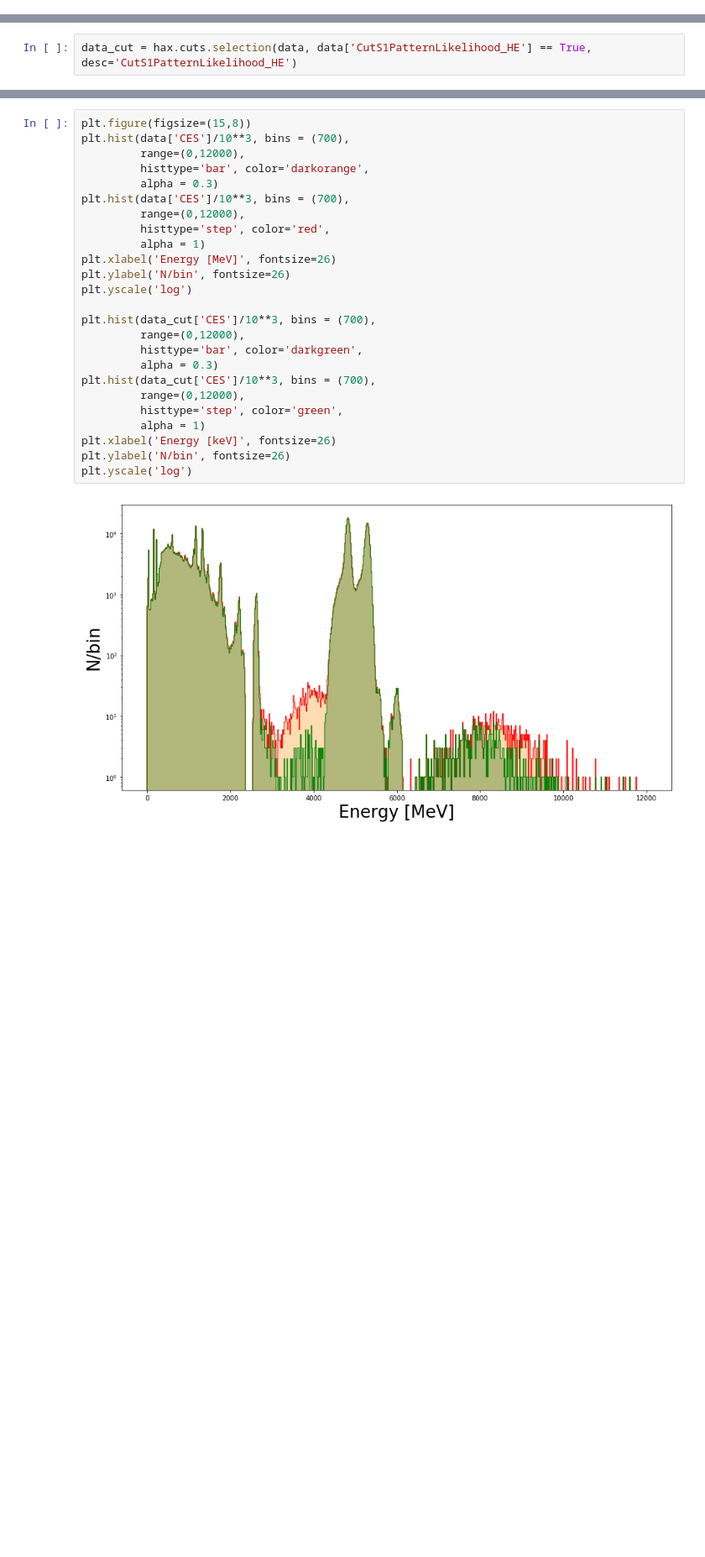
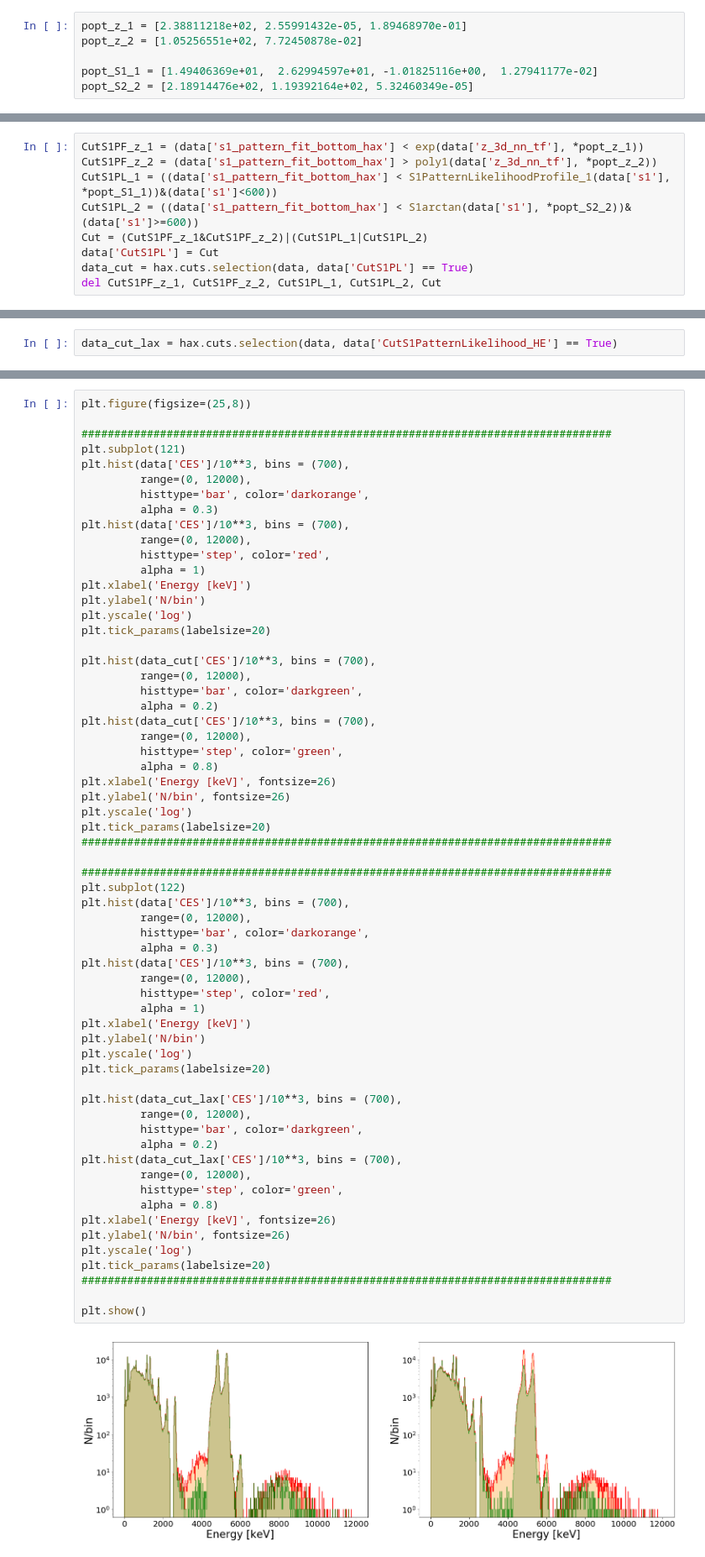
Before and after one commit to GiovanniVolta/S1PatternLikelihoodExtended, a Jupyter notebook: Cut_definition/provacut.ipynb, the cells around one changed output, grey strips where cells are left out. Shown at 84% size. Cells and saved outputs as stored; diff of their text form; blank space fills up the shorter version.

```diff
--- a/Cut_definition/provacut.ipynb
+++ b/Cut_definition/provacut.ipynb
@@ -33,0 +20,6 @@ CES
+# %%
+popt_z_1 = [2.38811218e+02, 2.55991432e-05, 1.89468970e-01]
+popt_z_2 = [1.05256551e+02, 7.72450878e-02]
+
+popt_S1_1 = [1.49406369e+01,  2.62994597e+01, -1.01825116e+00,  1.27941177e-02]
+popt_S2_2 = [2.18914476e+02, 1.19392164e+02, 5.32460349e-05]
@@ -61,0 +233,9 @@ hax.init(experiment='XENON1T',
+# %%
+CutS1PF_z_1 = (data['s1_pattern_fit_bottom_hax'] < exp(data['z_3d_nn_tf'], *popt_z_1))
+CutS1PF_z_2 = (data['s1_pattern_fit_bottom_hax'] > poly1(data['z_3d_nn_tf'], *popt_z_2))
+CutS1PL_1 = ((data['s1_pattern_fit_bottom_hax'] < S1PatternLikelihoodProfile_1(data['s1'], *popt_S1_1))&(data['s1']<600))
+CutS1PL_2 = ((data['s1_pattern_fit_bottom_hax'] < S1arctan(data['s1'], *popt_S2_2))&(data['s1']>=600))
+Cut = (CutS1PF_z_1&CutS1PF_z_2)|(CutS1PL_1|CutS1PL_2)
+data['CutS1PL'] = Cut
+data_cut = hax.cuts.selection(data, data['CutS1PL'] == True)
+del CutS1PF_z_1, CutS1PF_z_2, CutS1PL_1, CutS1PL_2, Cut
@@ -62,3 +244,3 @@ hax.init(experiment='XENON1T',
 # %%
-data_cut = hax.cuts.selection(data, data['CutS1PatternLikelihood_HE'] == True, desc='CutS1PatternLikelihood_HE')
+data_cut_lax = hax.cuts.selection(data, data['CutS1PatternLikelihood_HE'] == True)
 # %% [output]
@@ -84,27 +340,64 @@ plt.tick_params(labelsize=15)
 # %%
-plt.figure(figsize=(15,8))
+plt.figure(figsize=(25,8))
+
+#################################################################################
+plt.subplot(121)
 plt.hist(data['CES']/10**3, bins = (700),
-         range=(0,12000),
+         range=(0, 12000),
          histtype='bar', color='darkorange',
          alpha = 0.3)
 plt.hist(data['CES']/10**3, bins = (700),
-         range=(0,12000),
+         range=(0, 12000),
          histtype='step', color='red',
          alpha = 1)
-plt.xlabel('Energy [MeV]', fontsize=26)
-plt.ylabel('N/bin', fontsize=26)
+plt.xlabel('Energy [keV]')
+plt.ylabel('N/bin')
 plt.yscale('log')
+plt.tick_params(labelsize=20)
 
 plt.hist(data_cut['CES']/10**3, bins = (700),
-         range=(0,12000),
+         range=(0, 12000),
          histtype='bar', color='darkgreen',
-         alpha = 0.3)
+         alpha = 0.2)
 plt.hist(data_cut['CES']/10**3, bins = (700),
-         range=(0,12000),
+         range=(0, 12000),
          histtype='step', color='green',
-         alpha = 1)
+         alpha = 0.8)
 plt.xlabel('Energy [keV]', fontsize=26)
 plt.ylabel('N/bin', fontsize=26)
 plt.yscale('log')
+plt.tick_params(labelsize=20)
+#################################################################################
+
+#################################################################################
+plt.subplot(122)
+plt.hist(data['CES']/10**3, bins = (700),
+         range=(0, 12000),
+         histtype='bar', color='darkorange',
+         alpha = 0.3)
+plt.hist(data['CES']/10**3, bins = (700),
+         range=(0, 12000),
+         histtype='step', color='red',
+         alpha = 1)
+plt.xlabel('Energy [keV]')
+plt.ylabel('N/bin')
+plt.yscale('log')
+plt.tick_params(labelsize=20)
+
+plt.hist(data_cut_lax['CES']/10**3, bins = (700),
+         range=(0, 12000),
+         histtype='bar', color='darkgreen',
+         alpha = 0.2)
+plt.hist(data_cut_lax['CES']/10**3, bins = (700),
+         range=(0, 12000),
+         histtype='step', color='green',
+         alpha = 0.8)
+plt.xlabel('Energy [keV]', fontsize=26)
+plt.ylabel('N/bin', fontsize=26)
+plt.yscale('log')
+plt.tick_params(labelsize=20)
+#################################################################################
+
+plt.show()
 # %% [output]
-[figure, old version]
+[figure, new version]
```
Also changed, not shown: parts of 19 cells of this notebook.
